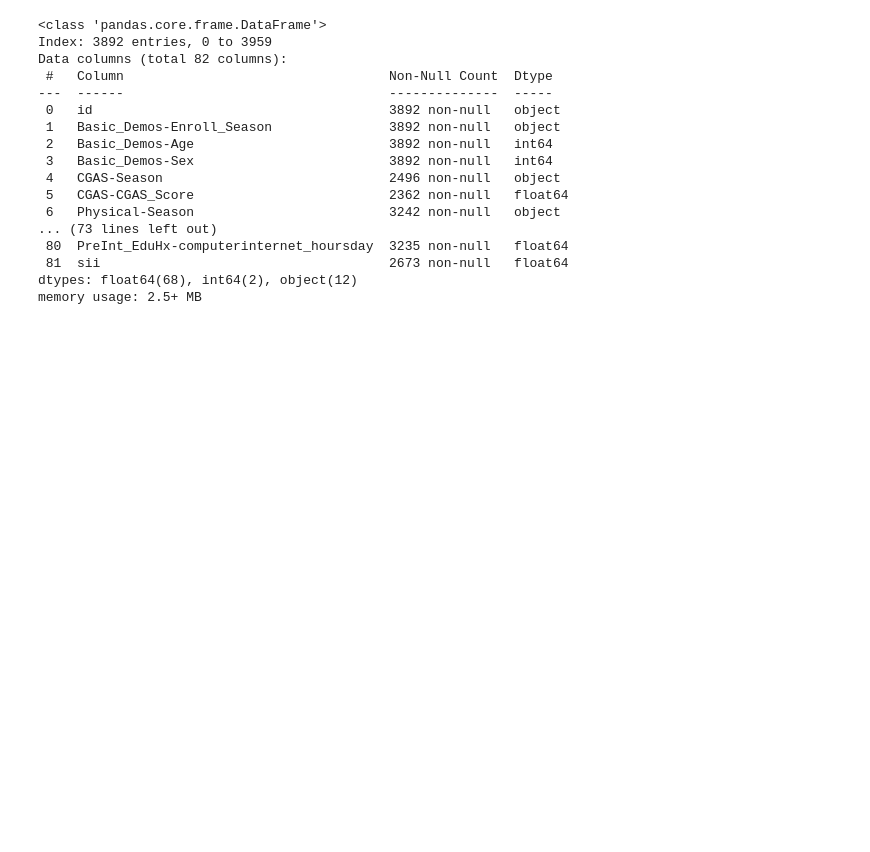
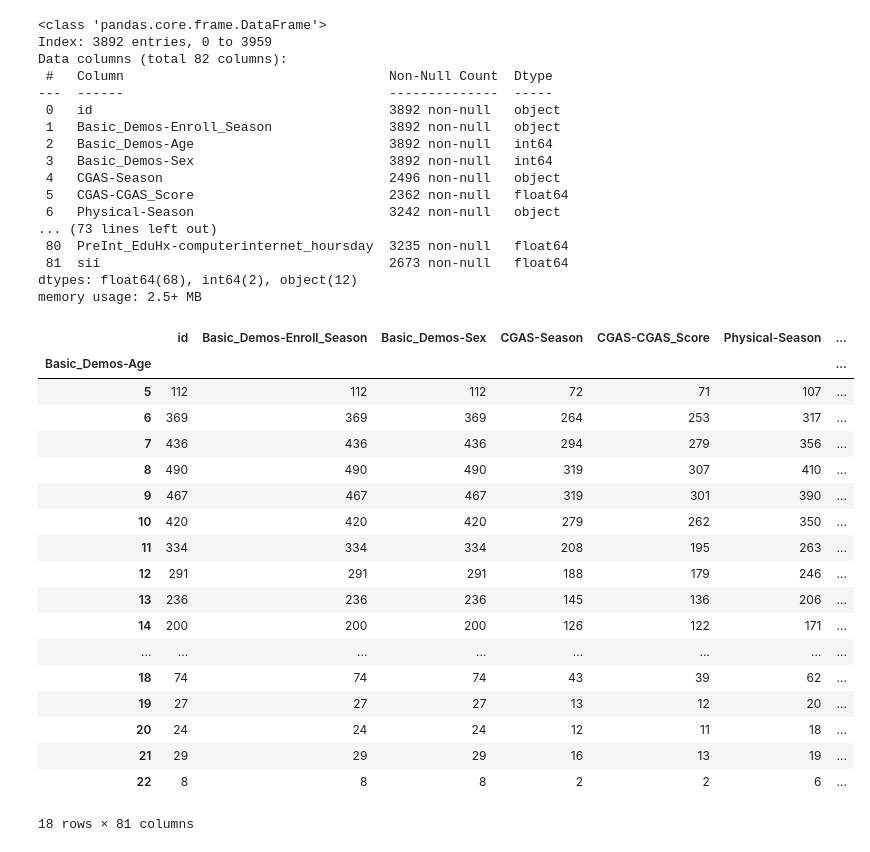
Before and after one commit to aarondweinberg/CMI_problematic_internet_use, a Jupyter notebook: EW-Exploration.ipynb, the cells around one changed output. Cells and saved outputs as stored; diff of their text form; code cells hidden in the pictures; blank space fills up the shorter version.

```diff
--- a/EW-Exploration.ipynb
+++ b/EW-Exploration.ipynb
@@ -542,0 +545,25 @@ memory usage: 2.5+ MB
+# %%
+train_original=pd.read_csv('train_original.csv')
+# %%
+cnt = train_original.groupby('Basic_Demos-Age').count()
+cnt
+# %% [output]
+|  | id | Basic_Demos-Enroll_Season | Basic_Demos-Sex | CGAS-Season | CGAS-CGAS_Score | Physical-Season | ... |
+| Basic_Demos-Age |  |  |  |  |  |  | ... |
+| 5 | 112 | 112 | 112 | 72 | 71 | 107 | ... |
+| 6 | 369 | 369 | 369 | 264 | 253 | 317 | ... |
+| 7 | 436 | 436 | 436 | 294 | 279 | 356 | ... |
+| 8 | 490 | 490 | 490 | 319 | 307 | 410 | ... |
+| 9 | 467 | 467 | 467 | 319 | 301 | 390 | ... |
+| 10 | 420 | 420 | 420 | 279 | 262 | 350 | ... |
+| 11 | 334 | 334 | 334 | 208 | 195 | 263 | ... |
+| 12 | 291 | 291 | 291 | 188 | 179 | 246 | ... |
+| 13 | 236 | 236 | 236 | 145 | 136 | 206 | ... |
+| 14 | 200 | 200 | 200 | 126 | 122 | 171 | ... |
+| ... | ... | ... | ... | ... | ... | ... | ... |
+| 18 | 74 | 74 | 74 | 43 | 39 | 62 | ... |
+| 19 | 27 | 27 | 27 | 13 | 12 | 20 | ... |
+| 20 | 24 | 24 | 24 | 12 | 11 | 18 | ... |
+| 21 | 29 | 29 | 29 | 16 | 13 | 19 | ... |
+| 22 | 8 | 8 | 8 | 2 | 2 | 6 | ... |
+18 rows × 81 columns
```
Also changed, not shown: parts of 7 cells of this notebook, 4 other files.
